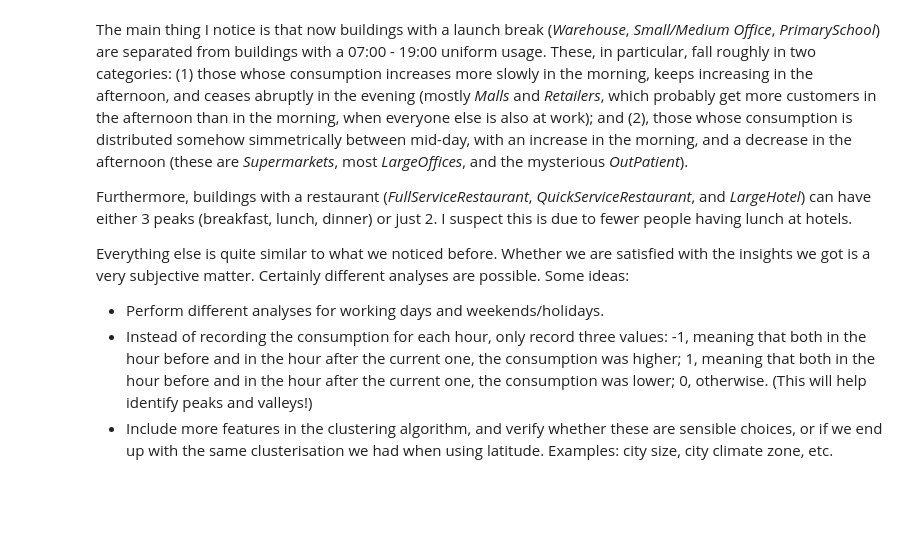
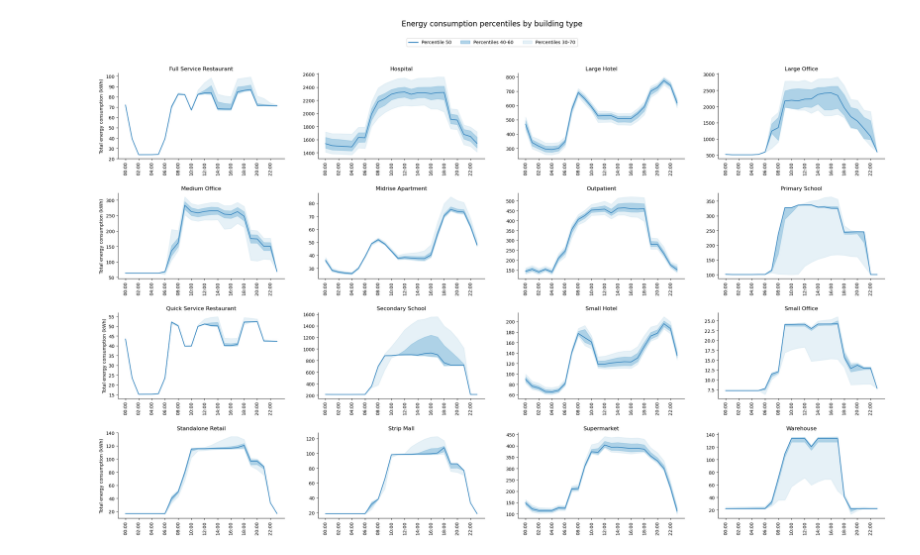
Before and after one commit to armineminasyan/energy-consumption-dataviz, a Jupyter notebook: Analysis.ipynb, the cells around one changed output. Cells and saved outputs as stored; diff of their text form; code cells hidden in the pictures; blank space fills up the shorter version.

Commit message:
Complete overhaul of the repo, now focusing on data visualization

```diff
--- a/Analysis.ipynb
+++ b/Analysis.ipynb
@@ -318,7 +0,0 @@ Let's now print the last two plots again, to verify that this time there is no s
-# %%
-fig, ax = plt.subplots()
-
-for dst in [True, False]:
-    ax = df[(df.category == 'residential') & (df.dst == dst)].groupby('hour').mean().plot(ax = ax, y = 'adj_energy', label = str(dst))
-
-plt.show()
@@ -327,7 +0,0 @@ plt.show()
-# %%
-fig, ax = plt.subplots()
-
-for dst in [True, False]:
-    ax = df[(df.category == 'commercial') & (df.dst == dst)].groupby('hour').mean().plot(ax = ax, y = 'adj_energy', label = str(dst))
-
-plt.show()
@@ -767,9 +0,0 @@ clusters_visualisation(cm_kmeans_df, id_vars = ['type', 'name', 'cluster'], valu
-# %% [markdown]
-The main thing I notice is that now buildings with a launch break (*Warehouse*, *Small/Medium Office*, *PrimarySchool*) are separated from buildings with a 07:00 - 19:00 uniform usage. These, in particular, fall roughly in two categories: (1) those whose consumption increases more slowly in the morning, keeps increasing in the afternoon, and ceases abruptly in the evening (mostly *Malls* and *Retailers*, which probably get more customers in the afternoon than in the morning, when everyone else is also at work); and (2), those whose consumption is distributed somehow simmetrically between mid-day, with an increase in the morning, and a decrease in the afternoon (these are *Supermarkets*, most *LargeOffices*, and the mysterious *OutPatient*).
-
-Furthermore, buildings with a restaurant (*FullServiceRestaurant*, *QuickServiceRestaurant*, and *LargeHotel*) can have either 3 peaks (breakfast, lunch, dinner) or just 2. I suspect this is due to fewer people having lunch at hotels.
-
-Everything else is quite similar to what we noticed before. Whether we are satisfied with the insights we got is a very subjective matter. Certainly different analyses are possible. Some ideas:
-* Perform different analyses for working days and weekends/holidays.
-* Instead of recording the consumption for each hour, only record three values: -1, meaning that both in the hour before and in the hour after the current one, the consumption was higher; 1, meaning that both in the hour before and in the hour after the current one, the consumption was lower; 0, otherwise. (This will help identify peaks and valleys!)
-* Include more features in the clustering algorithm, and verify whether these are sensible choices, or if we end up with the same clusterisation we had when using latitude. Examples: city size, city climate zone, etc.
@@ -775,0 +10,25 @@ Everything else is quite similar to what we noticed before. Whether we are satis
+# %%
+def read_data() -> pd.DataFrame:
+    def restore_timezone(row: pd.Series) -> pd.Series:
+        row.datetime = row.datetime.tz_convert(row.tz)
+        return row
+
+    def adjust_dst(row: pd.Series) -> pd.Series:
+        if row.datetime.dst().total_seconds() > 0:
+            row.datetime += pd.Timedelta(hours=1)
+        return row
+
+    d = pd.read_csv('preprocessing/commercial.csv')
+    d.datetime = pd.to_datetime(d.datetime, utc=True)
+    d = d.apply(restore_timezone, axis='columns')
+    d = d.apply(adjust_dst, axis='columns')
+
+    d['total'] = d.main + d.fans + d.cooling + d.heating + d.interior_lights + d.interior_equipment
+    d['hour']  = d.datetime.apply(lambda dt: dt.hour)
+    d['dow']   = d.datetime.apply(lambda dt: dt.day_of_week)
+    d['doy']   = d.datetime.apply(lambda dt: dt.day_of_year)
+    d['month'] = d.datetime.apply(lambda dt: dt.month)
+
+    return d
+# %%
+d = read_data()
@@ -775,0 +102,4 @@ Everything else is quite similar to what we noticed before. Whether we are satis
+# %%
+quantile_plot(d=d, title='Energy consumption percentiles by building type')
+# %% [output]
+[figure, added]
```
Also changed, not shown: parts of 139 cells of this notebook, 15 other files.
